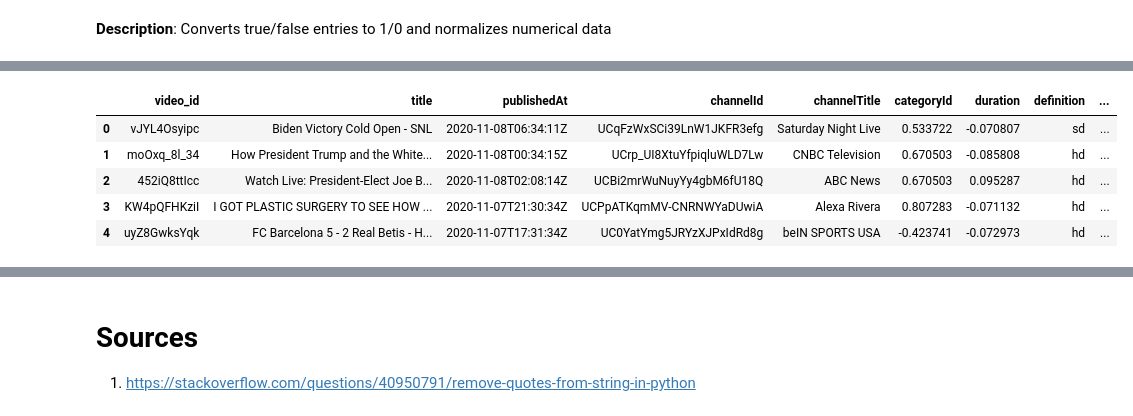
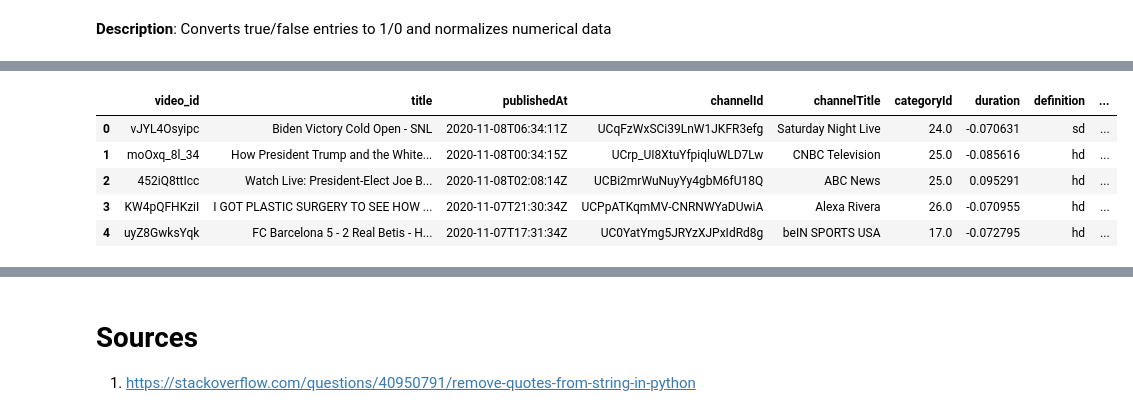
Before and after one commit to nsrazdan/ECS-171-Group8, a Jupyter notebook: DataProcessNotebook.ipynb, the cells around one changed output, grey strips where cells are left out. Drawn from its saved outputs; the diff is of its cells as text; code cells hidden in the pictures.

```diff
--- a/DataProcessNotebook.ipynb
+++ b/DataProcessNotebook.ipynb
@@ -31,4 +143,5 @@ df_nontrend['trending?'] = false_array
 # %%
+excess_remove(df_trend, df_nontrend)
 frames = [df_trend, df_nontrend]
 # Link that teaches how to concatenate:
 # https://pandas.pydata.org/pandas-docs/stable/user_guide/merging.html
@@ -38,4 +151,4 @@ df = pd.concat(frames, ignore_index=True, sort=False)
 df = df.drop(['Unnamed: 0','is_trending'], axis=1)
 #df.to_csv("~/CS/ECS-171-Group8/orig_DataProcessNotebook.csv")
 #df.reset_index(drop=True)
-df
+df.dropna(inplace= True)
@@ -56,6 +154,0 @@ df
-# %%
-#normalize
-from sklearn.preprocessing import StandardScaler
-names_int = ['categoryId','view_count_update_11_09_18','likes_update_11_09_18','dislikes_update_11_09_18','comment_count_update_11_09_18']
-df[names_int] = StandardScaler().fit_transform(df[names_int])
-df.head()
@@ -108,19 +173,18 @@ for i in df['duration']:
     duration_seconds.append(dur.total_seconds())
 df['duration'] = duration_seconds
 # %%
-#calculating the engagement rate combined data
-
-#formula for calculating engagement rate
 def engagementRate(likes, comment, subscriber):
     return (likes + comment)/subscriber
 
 #drop any na values from the dataset
 df = df.dropna()
 
-#feed the data to the formul and store the result in engagement rate
-df["engagement_rate"] = engagementRate(df["likes_update_11_15_18"],df["comment_count_update_11_15_18"], df["Channel_subscriberCount"])
+like_col = [col for col in df if col.startswith('likes') ]
+comment_col = [col for col in df if col.startswith('comment') ]
+subscriber_col = [col for col in df if col.startswith('Channel_subscriberCount') ]
 
-#replace any inifite values with nan
+#feed the data to the formula and store the result in engagement rate
+df["engagement_rate"] = engagementRate(df[like_col[len(like_col)-1]],df[comment_col[len(comment_col)-1]], df[subscriber_col[len(subscriber_col)-1]])
+
+#replace any infinite values with nan
 df["engagement_rate"] = df["engagement_rate"].replace([np.inf, -np.inf], np.nan)
-
-df.head(500)
@@ -201,13 +191,15 @@ new_df
+# %%
+new_df = df.drop(update_remove(df, "11_19"), axis = 1)
 # %%
-new_df.columns
-numeric_cols = ['duration', 'Channel_viewCount', 'Channel_subscriberCount', 'Channel_videoCount', 'view_count_update_11_15_18', 'likes_update_11_15_18', 'dislikes_update_11_15_18', 'comment_count_update_11_15_18',]
+from sklearn.preprocessing import StandardScaler
+numeric_cols = ['duration', 'Channel_viewCount', 'Channel_subscriberCount', 'Channel_videoCount', 'view_count_update_11_19_14', 'likes_update_11_19_14', 'dislikes_update_11_19_14', 'comment_count_update_11_19_14',]
 new_df[numeric_cols] = StandardScaler().fit_transform(new_df[numeric_cols])
 new_df.head()
 # %% [output]
 |  | video_id | title | publishedAt | channelId | channelTitle | categoryId | duration | definition | ... |
-| 0 | vJYL4Osyipc | Biden Victory Cold Open - SNL | 2020-11-08T06:34:11Z | UCqFzWxSCi39LnW1JKFR3efg | Saturday Night Live | 0.533722 | -0.070807 | sd | ... |
-| 1 | moOxq_8l_34 | How President Trump and the White... | 2020-11-08T00:34:15Z | UCrp_UI8XtuYfpiqluWLD7Lw | CNBC Television | 0.670503 | -0.085808 | hd | ... |
-| 2 | 452iQ8ttIcc | Watch Live: President-Elect Joe B... | 2020-11-08T02:08:14Z | UCBi2mrWuNuyYy4gbM6fU18Q | ABC News | 0.670503 | 0.095287 | hd | ... |
-| 3 | KW4pQFHKziI | I GOT PLASTIC SURGERY TO SEE HOW ... | 2020-11-07T21:30:34Z | UCPpATKqmMV-CNRNWYaDUwiA | Alexa Rivera | 0.807283 | -0.071132 | hd | ... |
-| 4 | uyZ8GwksYqk | FC Barcelona 5 - 2 Real Betis - H... | 2020-11-07T17:31:34Z | UC0YatYmg5JRYzXJPxIdRd8g | beIN SPORTS USA | -0.423741 | -0.072973 | hd | ... |
+| 0 | vJYL4Osyipc | Biden Victory Cold Open - SNL | 2020-11-08T06:34:11Z | UCqFzWxSCi39LnW1JKFR3efg | Saturday Night Live | 24.0 | -0.070631 | sd | ... |
+| 1 | moOxq_8l_34 | How President Trump and the White... | 2020-11-08T00:34:15Z | UCrp_UI8XtuYfpiqluWLD7Lw | CNBC Television | 25.0 | -0.085616 | hd | ... |
+| 2 | 452iQ8ttIcc | Watch Live: President-Elect Joe B... | 2020-11-08T02:08:14Z | UCBi2mrWuNuyYy4gbM6fU18Q | ABC News | 25.0 | 0.095291 | hd | ... |
+| 3 | KW4pQFHKziI | I GOT PLASTIC SURGERY TO SEE HOW ... | 2020-11-07T21:30:34Z | UCPpATKqmMV-CNRNWYaDUwiA | Alexa Rivera | 26.0 | -0.070955 | hd | ... |
+| 4 | uyZ8GwksYqk | FC Barcelona 5 - 2 Real Betis - H... | 2020-11-07T17:31:34Z | UC0YatYmg5JRYzXJPxIdRd8g | beIN SPORTS USA | 17.0 | -0.072795 | hd | ... |
 # %%
```
Also changed, not shown: parts of 16 cells of this notebook.
